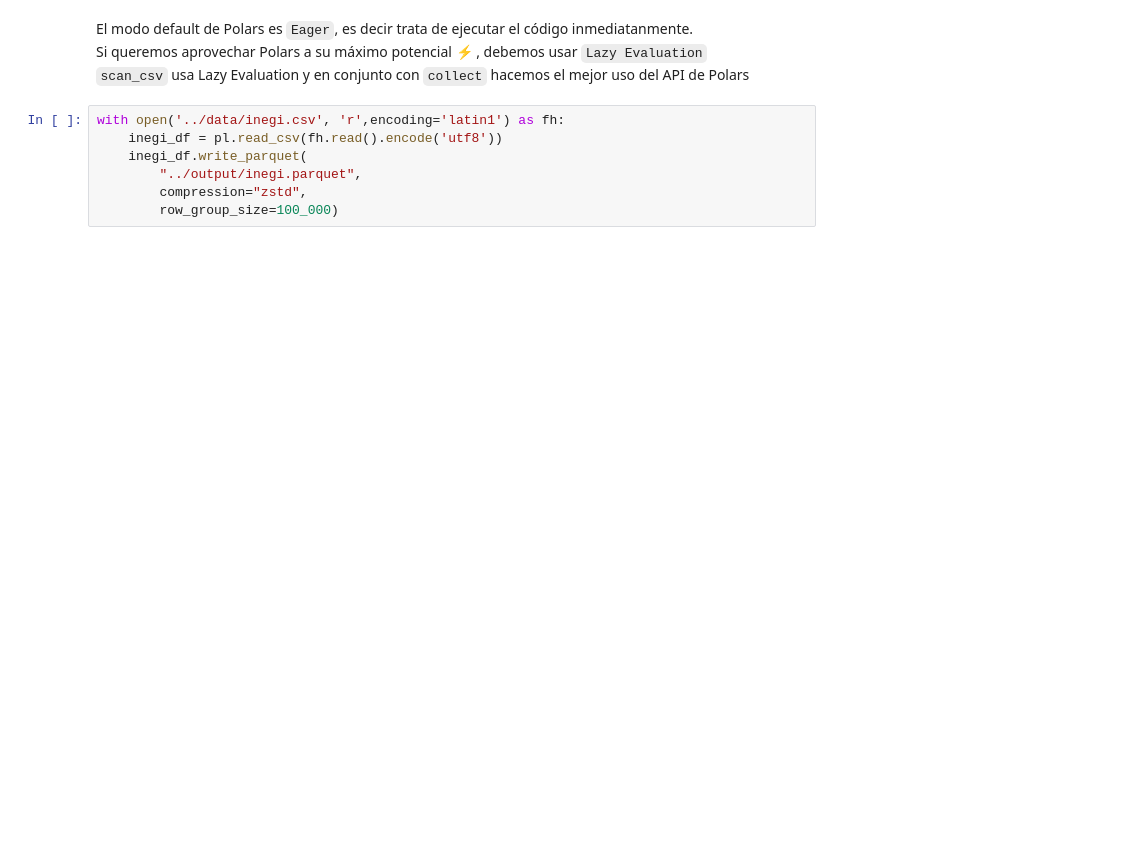
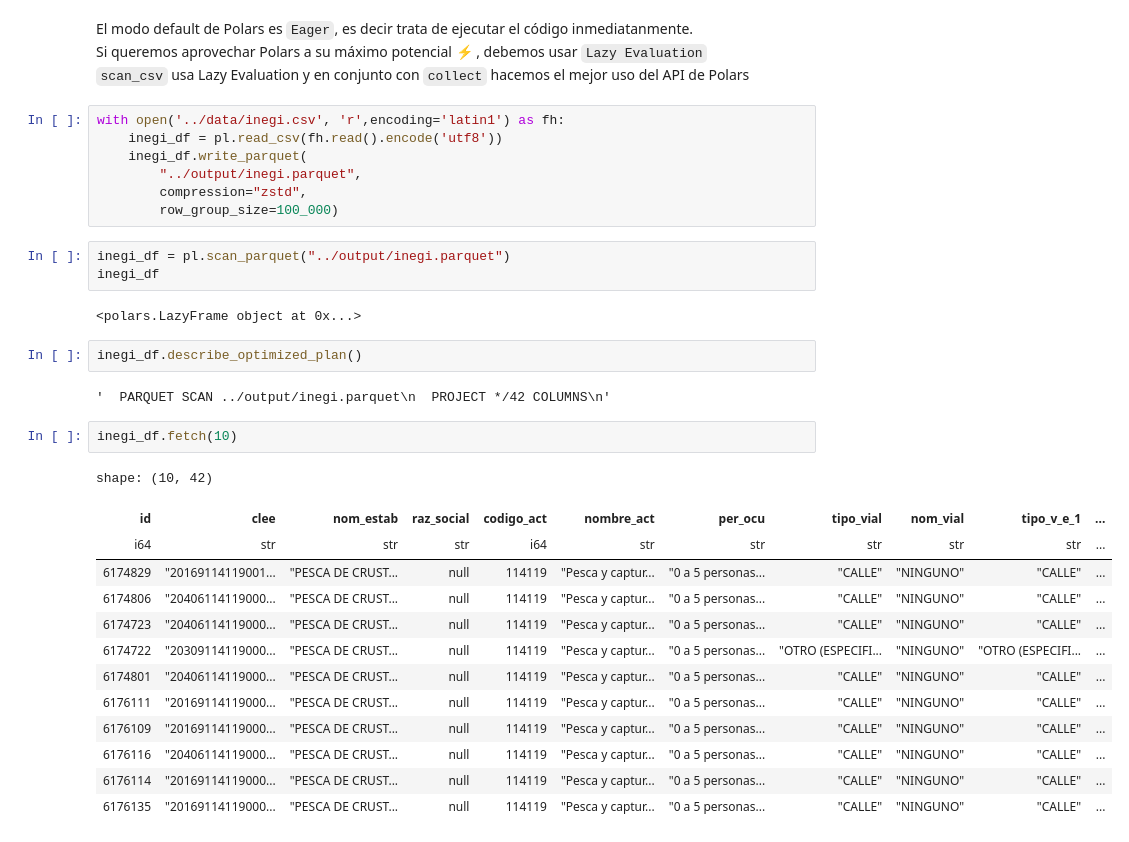
Before and after one commit to gmbmx/zophia-polars, a Jupyter notebook: notebooks/01_polars_intro.ipynb, the cells around one changed output. Cells and saved outputs as stored; diff of their text form; blank space fills up the shorter version.

```diff
--- a/notebooks/01_polars_intro.ipynb
+++ b/notebooks/01_polars_intro.ipynb
@@ -294,3 +286,28 @@ with open('../data/inegi.csv', 'r',encoding='latin1') as fh:
         "../output/inegi.parquet",
         compression="zstd",
         row_group_size=100_000)
+# %%
+inegi_df = pl.scan_parquet("../output/inegi.parquet")
+inegi_df
+# %% [output]
+<polars.LazyFrame object at 0x...>
+# %%
+inegi_df.describe_optimized_plan()
+# %% [output]
+'  PARQUET SCAN ../output/inegi.parquet\n  PROJECT */42 COLUMNS\n'
+# %%
+inegi_df.fetch(10)
+# %% [output]
+shape: (10, 42)
+| id | clee | nom_estab | raz_social | codigo_act | nombre_act | per_ocu | tipo_vial | nom_vial | tipo_v_e_1 | ... |
+| i64 | str | str | str | i64 | str | str | str | str | str | ... |
+| 6174829 | "20169114119001... | "PESCA DE CRUST... | null | 114119 | "Pesca y captur... | "0 a 5 personas... | "CALLE" | "NINGUNO" | "CALLE" | ... |
+| 6174806 | "20406114119000... | "PESCA DE CRUST... | null | 114119 | "Pesca y captur... | "0 a 5 personas... | "CALLE" | "NINGUNO" | "CALLE" | ... |
+| 6174723 | "20406114119000... | "PESCA DE CRUST... | null | 114119 | "Pesca y captur... | "0 a 5 personas... | "CALLE" | "NINGUNO" | "CALLE" | ... |
+| 6174722 | "20309114119000... | "PESCA DE CRUST... | null | 114119 | "Pesca y captur... | "0 a 5 personas... | "OTRO (ESPECIFI... | "NINGUNO" | "OTRO (ESPECIFI... | ... |
+| 6174801 | "20406114119000... | "PESCA DE CRUST... | null | 114119 | "Pesca y captur... | "0 a 5 personas... | "CALLE" | "NINGUNO" | "CALLE" | ... |
+| 6176111 | "20169114119000... | "PESCA DE CRUST... | null | 114119 | "Pesca y captur... | "0 a 5 personas... | "CALLE" | "NINGUNO" | "CALLE" | ... |
+| 6176109 | "20169114119000... | "PESCA DE CRUST... | null | 114119 | "Pesca y captur... | "0 a 5 personas... | "CALLE" | "NINGUNO" | "CALLE" | ... |
+| 6176116 | "20406114119000... | "PESCA DE CRUST... | null | 114119 | "Pesca y captur... | "0 a 5 personas... | "CALLE" | "NINGUNO" | "CALLE" | ... |
+| 6176114 | "20169114119000... | "PESCA DE CRUST... | null | 114119 | "Pesca y captur... | "0 a 5 personas... | "CALLE" | "NINGUNO" | "CALLE" | ... |
+| 6176135 | "20169114119000... | "PESCA DE CRUST... | null | 114119 | "Pesca y captur... | "0 a 5 personas... | "CALLE" | "NINGUNO" | "CALLE" | ... |
```
Also changed, not shown: parts of 4 cells of this notebook.
